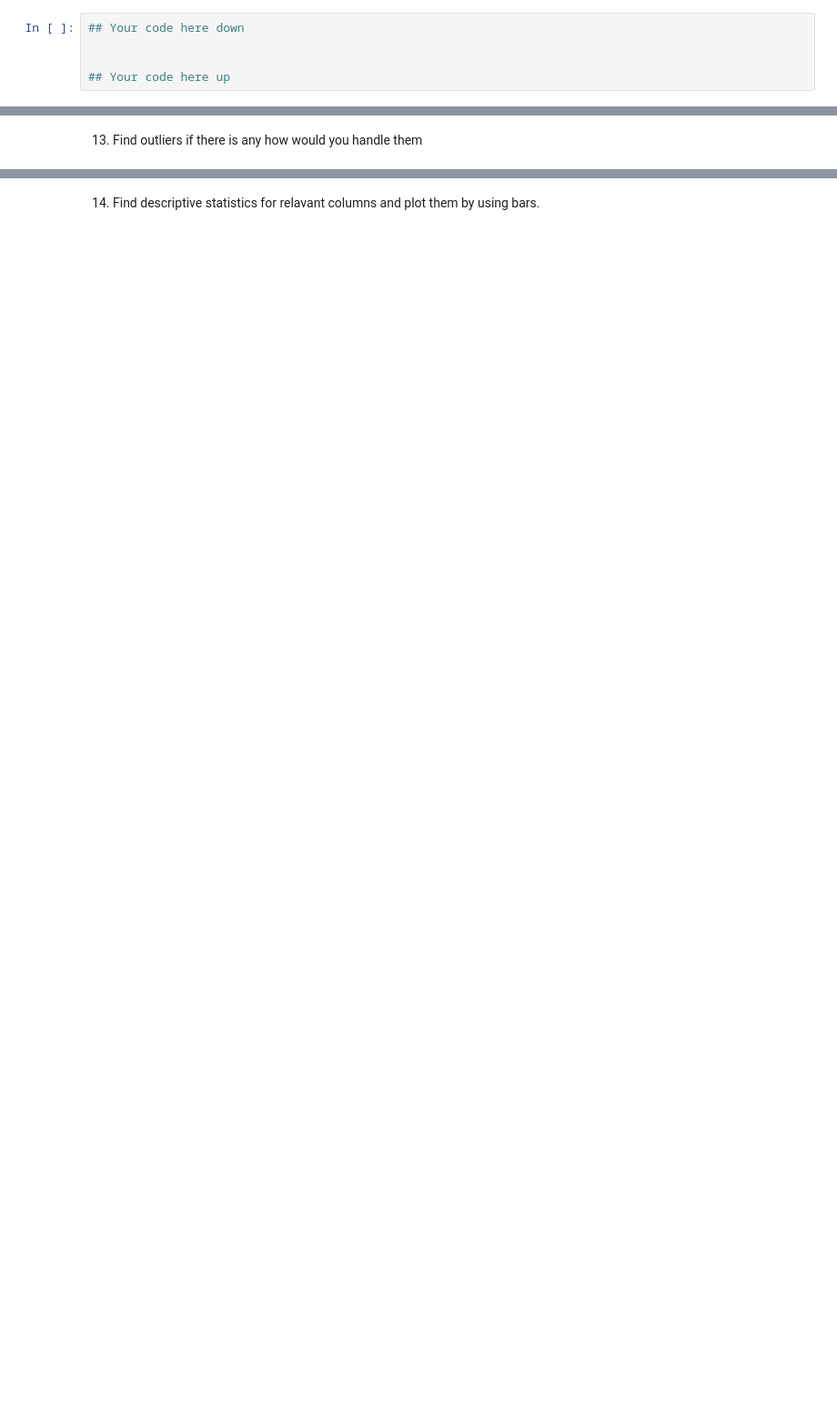
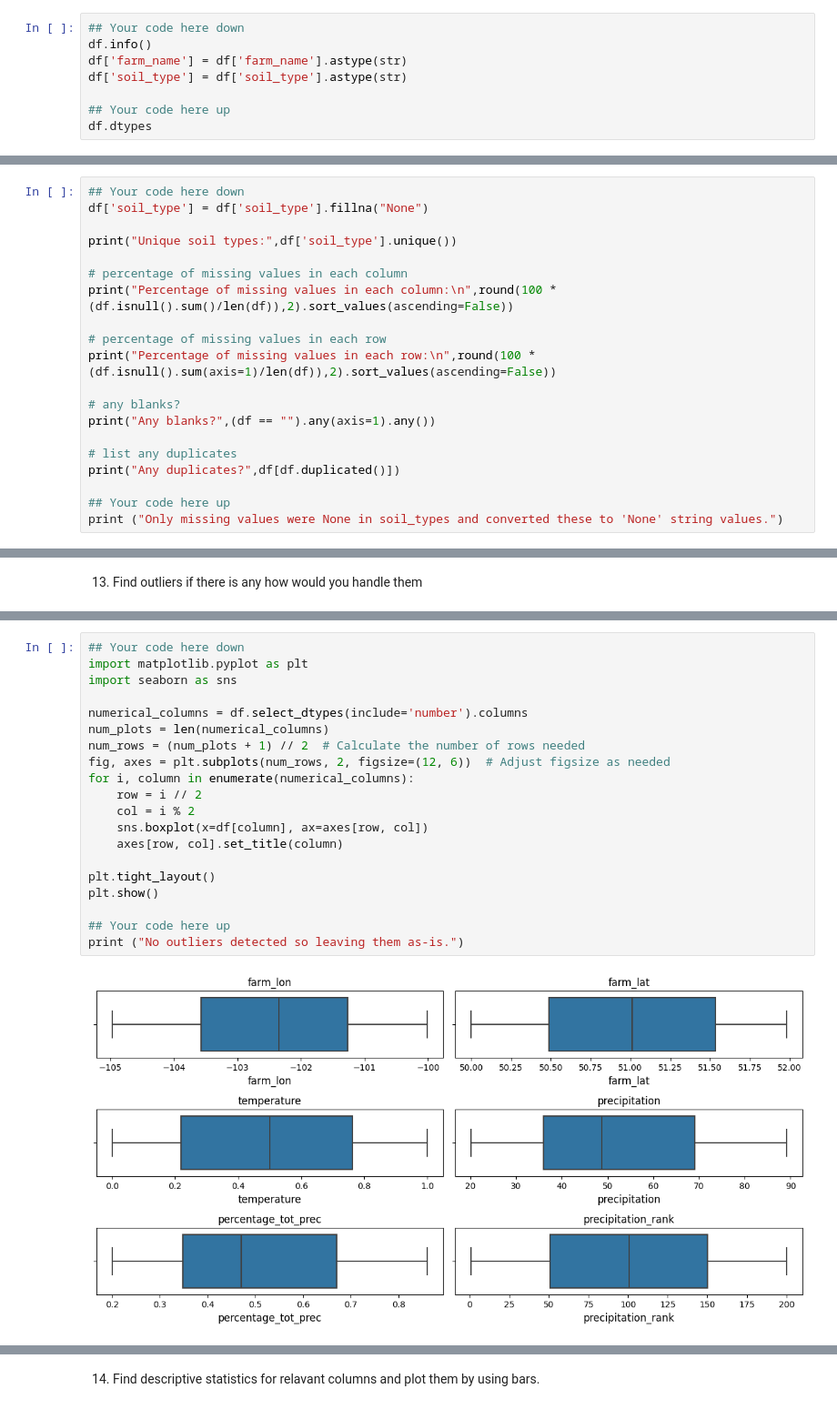
Before and after one commit to cboyda/AgTech, a Jupyter notebook: Assignments/Assinment_3&4.ipynb, the cells around one changed output, grey strips where cells are left out. Shown at 91% size. Drawn from its saved outputs; the diff is of its cells as text; blank space fills up the shorter version.

```diff
--- a/Assignments/Assinment_3&4.ipynb
+++ b/Assignments/Assinment_3&4.ipynb
@@ -498,6 +615,9 @@ df.
 11. Change column types accordingly.
 # %%
 ## Your code here down
-
+df.info()
+df['farm_name'] = df['farm_name'].astype(str)
+df['soil_type'] = df['soil_type'].astype(str)
 
 ## Your code here up
+df.dtypes
@@ -512,0 +653,20 @@ df.
+# %%
+## Your code here down
+df['soil_type'] = df['soil_type'].fillna("None")
+
+print("Unique soil types:",df['soil_type'].unique())
+
+# percentage of missing values in each column
+print("Percentage of missing values in each column:\n",round(100 * (df.isnull().sum()/len(df)),2).sort_values(ascending=False))
+
+# percentage of missing values in each row
+print("Percentage of missing values in each row:\n",round(100 * (df.isnull().sum(axis=1)/len(df)),2).sort_values(ascending=False))
+
+# any blanks?
+print("Any blanks?",(df == "").any(axis=1).any())
+
+# list any duplicates
+print("Any duplicates?",df[df.duplicated()])
+
+## Your code here up
+print ("Only missing values were None in soil_types and converted these to 'None' string values.")
@@ -519,0 +693,22 @@ df.
+# %%
+## Your code here down
+import matplotlib.pyplot as plt
+import seaborn as sns
+
+numerical_columns = df.select_dtypes(include='number').columns
+num_plots = len(numerical_columns)
+num_rows = (num_plots + 1) // 2  # Calculate the number of rows needed
+fig, axes = plt.subplots(num_rows, 2, figsize=(12, 6))  # Adjust figsize as needed
+for i, column in enumerate(numerical_columns):
+    row = i // 2
+    col = i % 2
+    sns.boxplot(x=df[column], ax=axes[row, col])
+    axes[row, col].set_title(column)
+
+plt.tight_layout()
+plt.show()
+
+## Your code here up
+print ("No outliers detected so leaving them as-is.")
+# %% [output]
+[figure, added]
```
Also changed, not shown: parts of 36 cells of this notebook.
